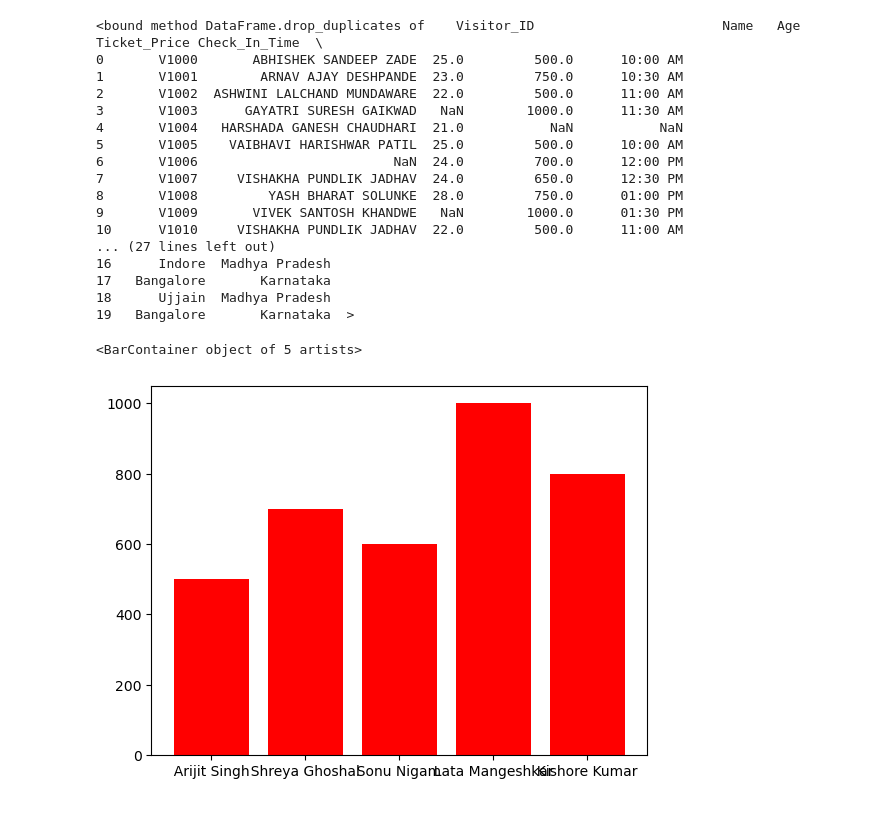
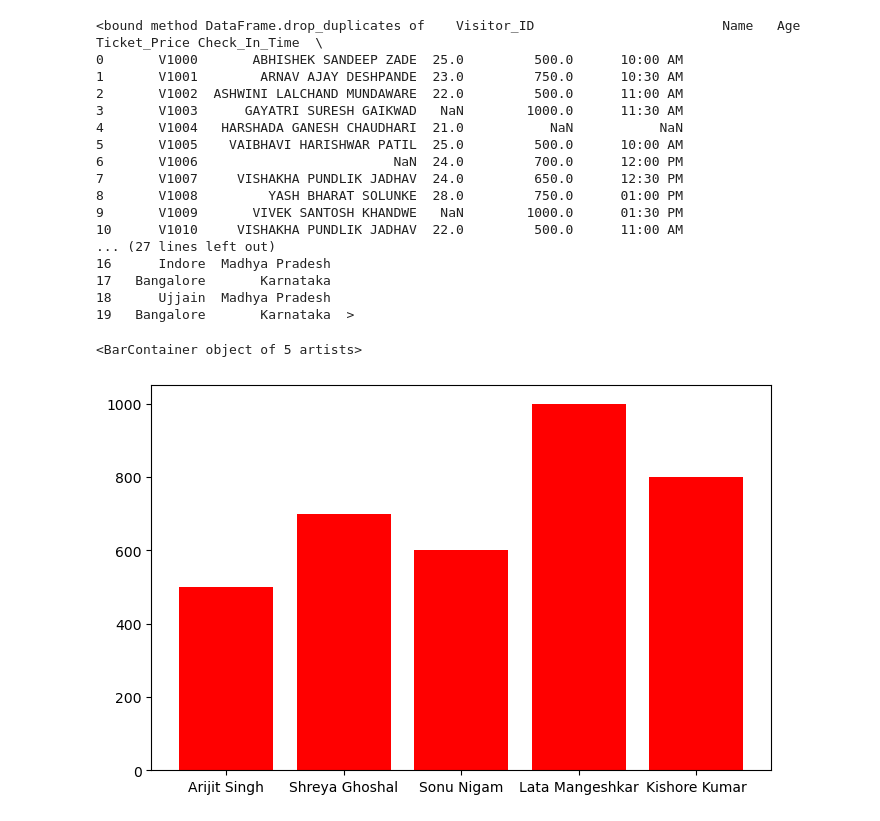
Before and after one commit to mayurbuchkul/AI-BOOTCAMP, a Jupyter notebook: assign2mayur.ipynb, the cells around one changed output. Drawn from its saved outputs; the diff is of its cells as text; code cells hidden in the pictures.

```diff
--- a/assign2mayur.ipynb
+++ b/assign2mayur.ipynb
@@ -182,4 +182,16 @@ dframe.drop_duplicates
 # %%
 #point10
 import pandas as pd
 import matplotlib.pyplot as plt
+data = {
+    'Singer': ['Arijit Singh', 'Shreya Ghoshal', 'Sonu Nigam', 'Lata Mangeshkar', 'Kishore Kumar'],
+    'Years_Active': [15, 20, 30, 70, 40],
+    'Number_of_Songs': [500, 700, 600, 1000, 800],
+    'Awards_Won': [50, 60, 40, 100, 80]
+}
+df = pd.DataFrame(data)
+plt.figure(figsize=(8, 5))
+plt.bar(df['Singer'], df['Number_of_Songs'], color='red')
+# %% [output]
+<BarContainer object of 5 artists>
+[figure, added]
@@ -195,5 +197,0 @@ df = pd.DataFrame(data)
-# %%
-plt.bar(df['Singer'], df['Number_of_Songs'], color='red')
-# %% [output]
-<BarContainer object of 5 artists>
-[figure, removed]
```
Also changed, not shown: parts of 3 cells of this notebook.
